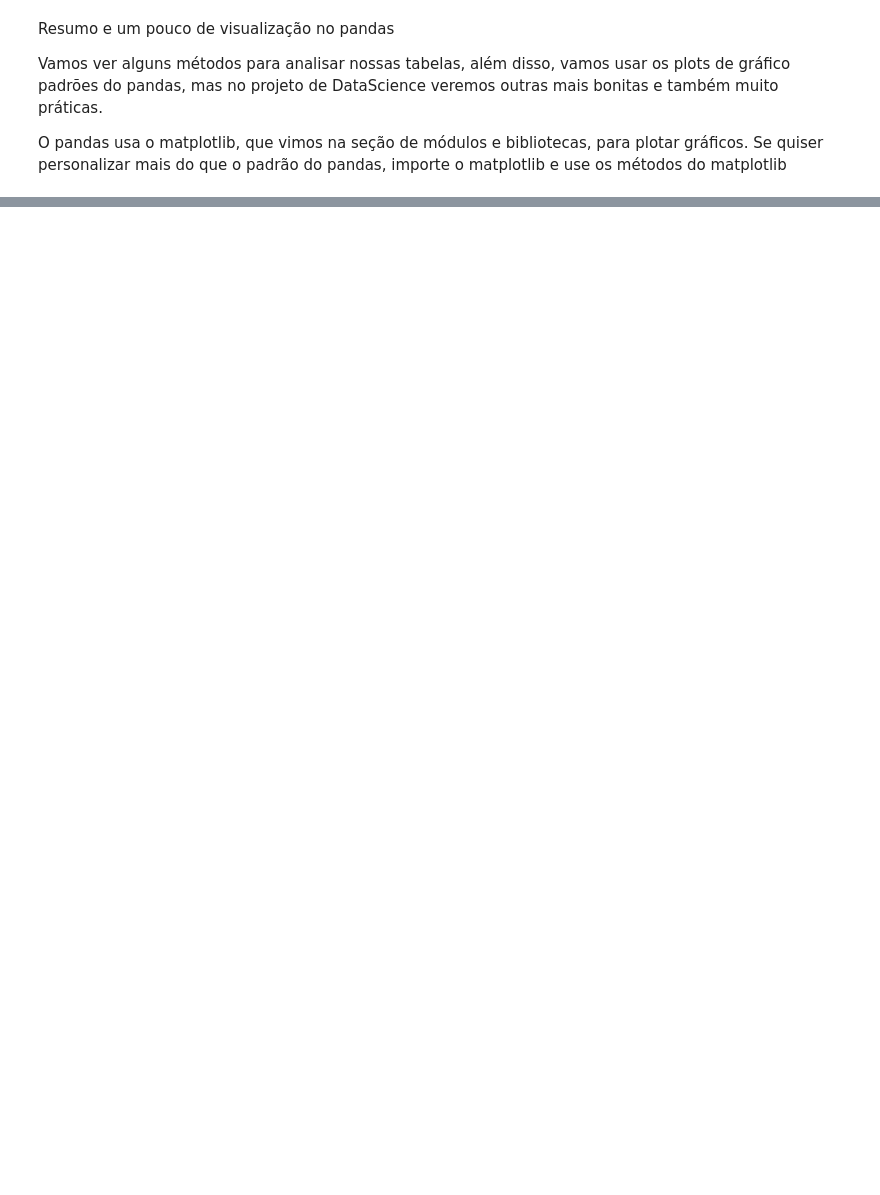
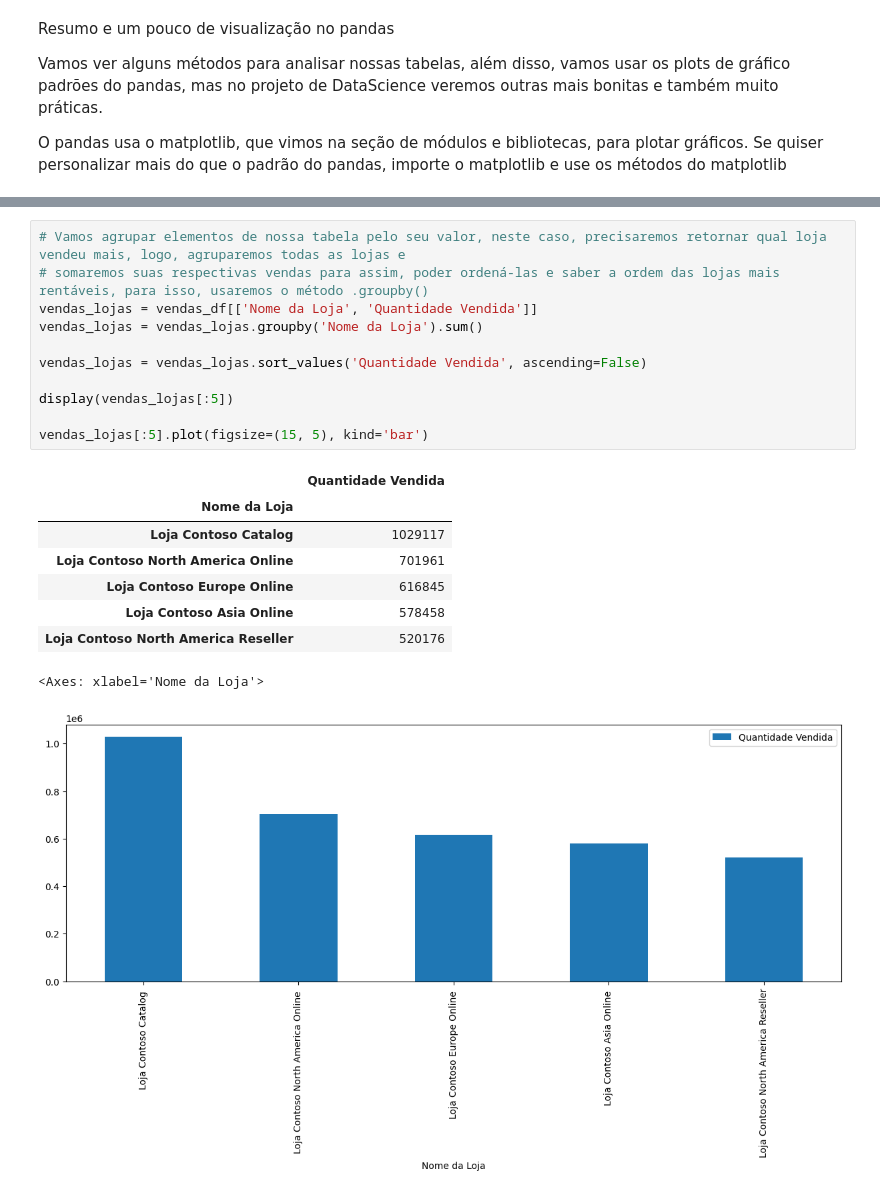
Before and after one commit to JulianoMarthins/CursoPython, a Jupyter notebook: Pandas/04_Análise_Visualização.ipynb, the cells around one changed output, grey strips where cells are left out. Saved outputs shown, nothing was run; the diff lists cells and outputs as text; blank space fills up the shorter version.

```diff
--- a/Pandas/04_Análise_Visualização.ipynb
+++ b/Pandas/04_Análise_Visualização.ipynb
@@ -47,0 +70,21 @@ display(vendas_df)
+# %%
+# Vamos agrupar elementos de nossa tabela pelo seu valor, neste caso, precisaremos retornar qual loja vendeu mais, logo, agruparemos todas as lojas e
+# somaremos suas respectivas vendas para assim, poder ordená-las e saber a ordem das lojas mais rentáveis, para isso, usaremos o método .groupby()
+vendas_lojas = vendas_df[['Nome da Loja', 'Quantidade Vendida']]
+vendas_lojas = vendas_lojas.groupby('Nome da Loja').sum()
+
+vendas_lojas = vendas_lojas.sort_values('Quantidade Vendida', ascending=False)
+
+display(vendas_lojas[:5])
+
+vendas_lojas[:5].plot(figsize=(15, 5), kind='bar')
+# %% [output]
+|  | Quantidade Vendida |
+| Nome da Loja |  |
+| Loja Contoso Catalog | 1029117 |
+| Loja Contoso North America Online | 701961 |
+| Loja Contoso Europe Online | 616845 |
+| Loja Contoso Asia Online | 578458 |
+| Loja Contoso North America Reseller | 520176 |
+<Axes: xlabel='Nome da Loja'>
+[figure, added]
```
Also changed, not shown: parts of 5 cells of this notebook, 2 other files.
